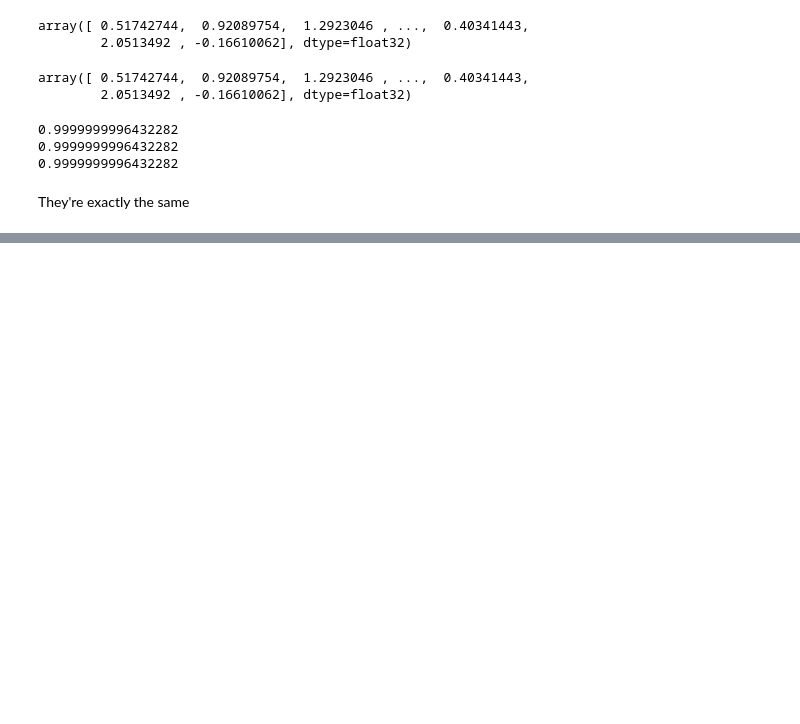
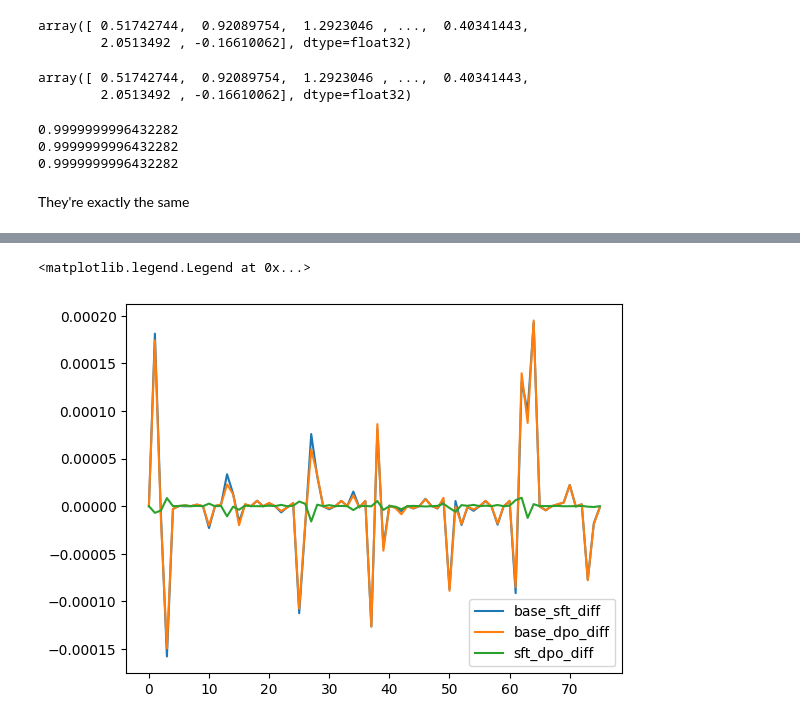
Before and after one commit to lauraaisling/analyse-llms, a Jupyter notebook: notebooks/Jigsaw_Toxic.ipynb, the cells around one changed output, grey strips where cells are left out. Saved outputs shown, nothing was run; the diff lists cells and outputs as text; code cells hidden in the pictures; blank space fills up the shorter version.

```diff
--- a/notebooks/Jigsaw_Toxic.ipynb
+++ b/notebooks/Jigsaw_Toxic.ipynb
@@ -97,0 +162,14 @@ They're exactly the same
+# %%
+cache_dir = None
+
+tokenizer = AutoTokenizer.from_pretrained("EleutherAI/pythia-70m", cache_dir=cache_dir)
+model_base = GPTNeoXForCausalLM.from_pretrained("EleutherAI/pythia-70m", cache_dir=cache_dir)
+model_base.cuda()
+
+# tokenizer = AutoTokenizer.from_pretrained("lomahony/eleuther-pythia70m-hh-sft", cache_dir=cache_dir)
+model_sft = GPTNeoXForCausalLM.from_pretrained("lomahony/eleuther-pythia70m-hh-sft", cache_dir=cache_dir)
+model_sft.cuda()
+
+# tokenizer = AutoTokenizer.from_pretrained("lomahony/eleuther-pythia70m-hh-dpo", cache_dir=cache_dir)
+model_dpo = GPTNeoXForCausalLM.from_pretrained("lomahony/eleuther-pythia70m-hh-dpo", cache_dir=cache_dir)
+model_dpo.cuda()
@@ -97,0 +196,7 @@ They're exactly the same
+# %%
+i=0
+for name, param in model_base.named_parameters():
+    if param.requires_grad:
+        print(type(param), name, param.size())
+        i+=1
+print(i)
@@ -97,0 +221,25 @@ They're exactly the same
+# %%
+base_sft_diff=[]
+base_dpo_diff=[]
+sft_dpo_diff=[]
+#  len(list(model_dpo.parameters())) # 76
+
+for i in range( len( list( model_base.parameters() ) ) ):
+    mean = np.mean( (list(model_base.parameters())[i] - list(model_sft.parameters())[i]).detach().cpu().numpy() )
+    base_sft_diff.append( mean )
+
+for i in range( len( list( model_base.parameters() ) ) ):
+    mean = np.mean( (list(model_base.parameters())[i] - list(model_dpo.parameters())[i]).detach().cpu().numpy() )
+    base_dpo_diff.append( mean )
+
+for i in range( len( list( model_sft.parameters() ) ) ):
+    mean = np.mean( (list(model_sft.parameters())[i] - list(model_dpo.parameters())[i]).detach().cpu().numpy() )
+    sft_dpo_diff.append( mean )
+# %%
+plt.plot(base_sft_diff)
+plt.plot(base_dpo_diff)
+plt.plot(sft_dpo_diff)
+plt.legend(["base_sft_diff", "base_dpo_diff", "sft_dpo_diff"])
+# %% [output]
+<matplotlib.legend.Legend at 0x...>
+[figure, added]
```
Also changed, not shown: parts of 22 cells of this notebook, 3 other files.
